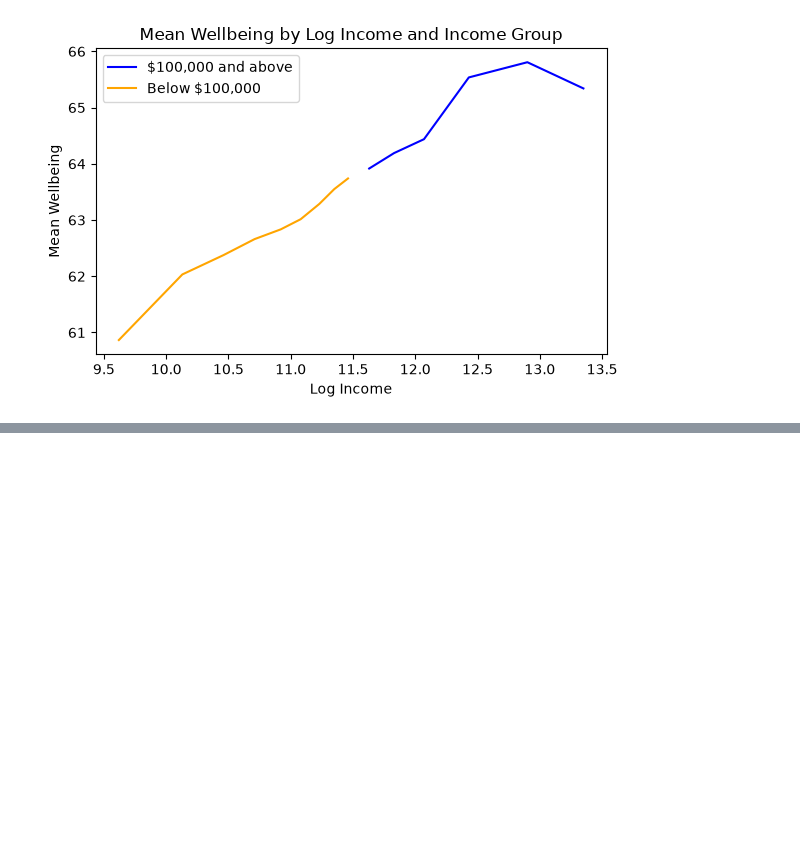
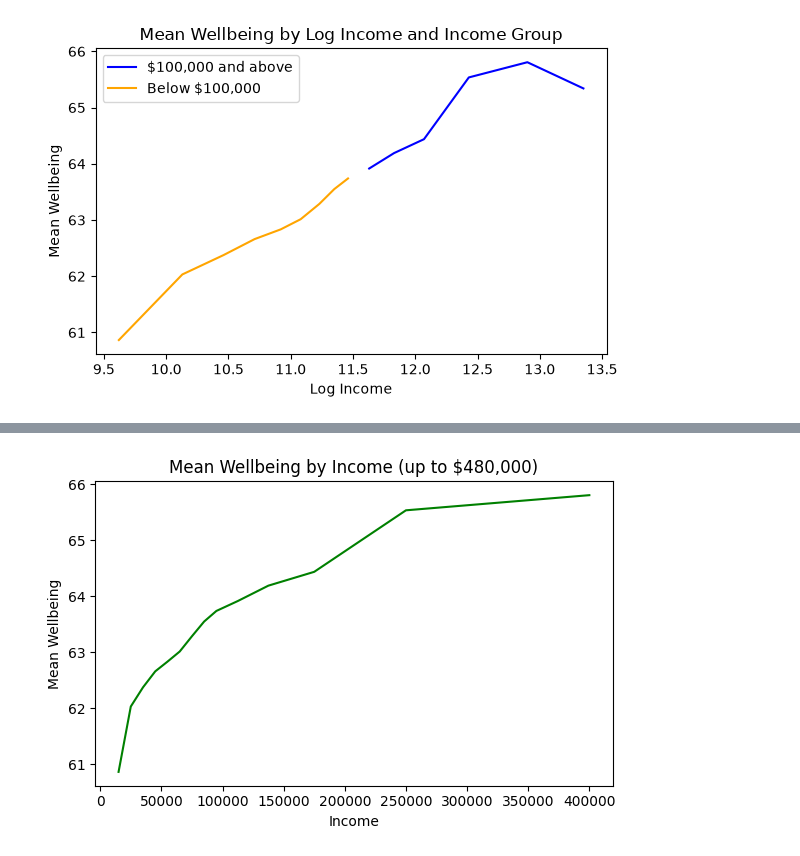
Before and after one commit to Psyc3000A/Fall-Winter2026, a Jupyter notebook: andie.ipynb, the cells around one changed output, grey strips where cells are left out. Saved outputs shown, nothing was run; the diff lists cells and outputs as text; code cells hidden in the pictures; blank space fills up the shorter version.

```diff
--- a/andie.ipynb
+++ b/andie.ipynb
@@ -60,0 +72,14 @@ plt.show()
+# %%
+plot_data = (figure_2.loc[figure_2['income'] <= 480000]
+             .groupby('income', as_index=False)
+             .agg(mean_wellbeing=('mean_wellbeing','mean'), n=('n','sum'))
+             .sort_values('income'))
+plt.figure(figsize=(6, 4))
+plt.plot(plot_data['income'], plot_data['mean_wellbeing'], color='green')
+plt.xlabel('Income')
+plt.ylabel('Mean Wellbeing')
+plt.title('Mean Wellbeing by Income (up to $480,000)')
+plt.tight_layout()
+plt.show()
+# %% [output]
+[figure, added]
```
Also changed, not shown: parts of 17 cells of this notebook.
